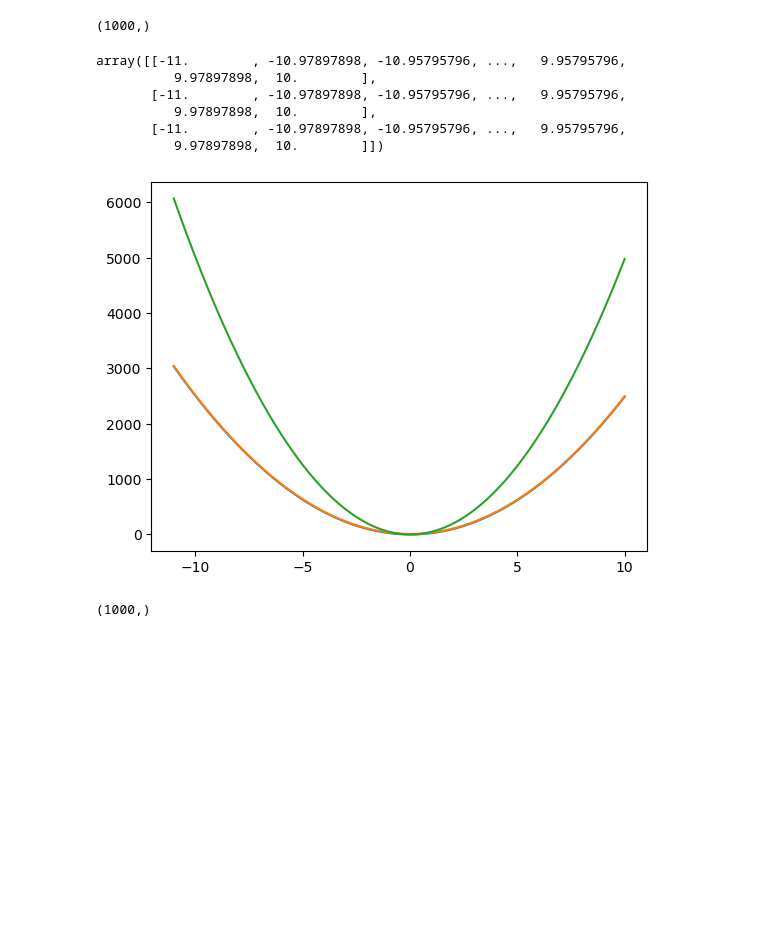
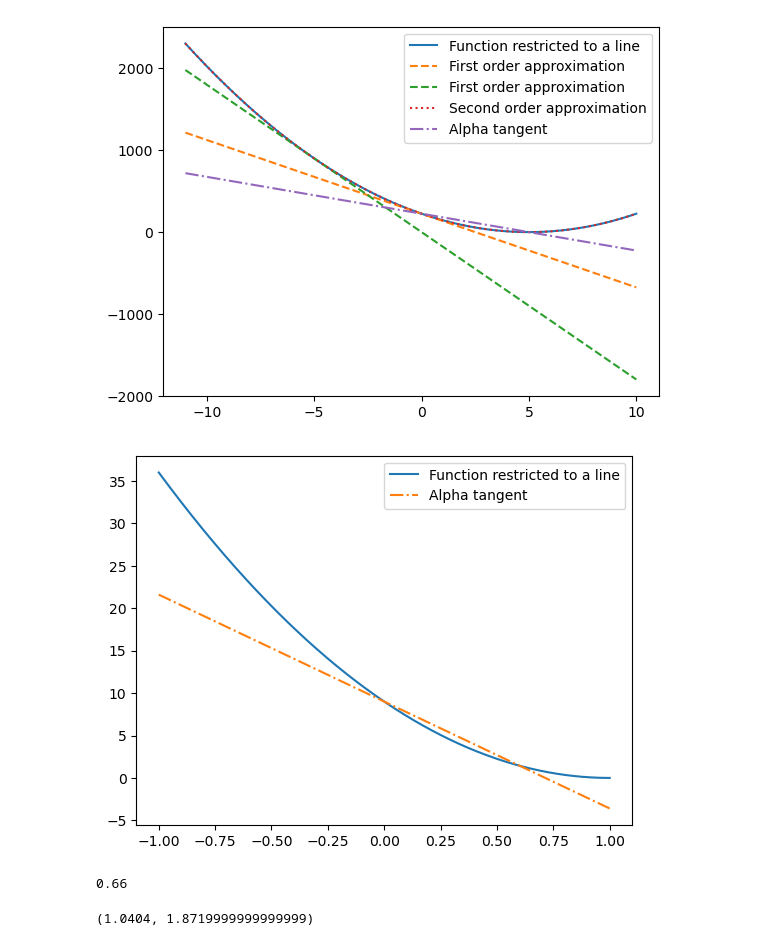
Before and after one commit to gwatkinson/ConvexOptimisationHW3, a Jupyter notebook: test.ipynb, the cells around one changed output. Drawn from its saved outputs; the diff is of its cells as text; code cells hidden in the pictures; blank space fills up the shorter version.

```diff
--- a/test.ipynb
+++ b/test.ipynb
@@ -74,3 +21,0 @@ test_func.g(x), test_func_2.g(x), test_func_3.g(x)
-# %%
-x = np.array([2, 1])
-test_func.h(x), test_func_2.h(x), test_func_3.h(x)
@@ -107,28 +33,0 @@ res.shape
-# %%
-np.apply_along_axis(test_func, 0, res)
-# %% [output]
-(1000,)
-# %%
-np.repeat(t_plot.reshape(-1, 1), 3, axis=1).T
-# %% [output]
-array([[-11.        , -10.97897898, -10.95795796, ...,   9.95795796,
-          9.97897898,  10.        ],
-       [-11.        , -10.97897898, -10.95795796, ...,   9.95795796,
-          9.97897898,  10.        ],
-       [-11.        , -10.97897898, -10.95795796, ...,   9.95795796,
-          9.97897898,  10.        ]])
-# %%
-fig, ax = plt.subplots()
-t_range = (-11, 10)
-x0 = np.array([0, 0])
-direction = np.array([1, 2])
-
-test_func.plot_line(x0, direction, t_range, ax=ax)
-test_func_2.plot_line(x0, direction, t_range, ax=ax)
-test_func_3.plot_line(x0, direction, t_range, ax=ax)
-# %% [output]
-[figure, removed]
-# %%
-y.shape
-# %% [output]
-(1000,)
@@ -134,0 +39,17 @@ y.shape
+# %%
+fig, ax = plt.subplots()
+
+line = Line(
+    x0=np.array([-5, -5]),
+    direction=np.array([1, 1]),
+    t_range=(-11, 10),
+    n=1000
+)
+
+test_func.plot_line(line, ax=ax, label="Function restricted to a line")
+test_func.plot_taylor_approximation(line, order=1, ax=ax, linestyle='--', label="First order approximation")
+test_func.plot_taylor_approximation(line, order=1, offset=-5, ax=ax, linestyle='--', label="First order approximation")
+test_func.plot_taylor_approximation(line, order=2, ax=ax, linestyle='dotted', label="Second order approximation")
+test_func.plot_alpha_tangent(line, alpha=0.5, ax=ax, linestyle='-.', label="Alpha tangent")
+# %% [output]
+[figure, added]
@@ -134,0 +60,7 @@ y.shape
+# %%
+fig, ax = plt.subplots()
+t_range = (-1, 1)
+pb.func.plot_line(pb.line, t_range=t_range, ax=ax, label="Function restricted to a line")
+pb.func.plot_alpha_tangent(pb.line, t_range=t_range, alpha=0.7, ax=ax, linestyle='-.', label="Alpha tangent")
+# %% [output]
+[figure, added]
@@ -134,0 +69,4 @@ y.shape
+# %%
+pb.t
+# %% [output]
+0.66
@@ -134,0 +76,5 @@ y.shape
+# %%
+t = 0.66
+line_func(t), alpha_tangent(t)
+# %% [output]
+(1.0404, 1.8719999999999999)
```
Also changed, not shown: parts of 29 cells of this notebook, 1 other file.
